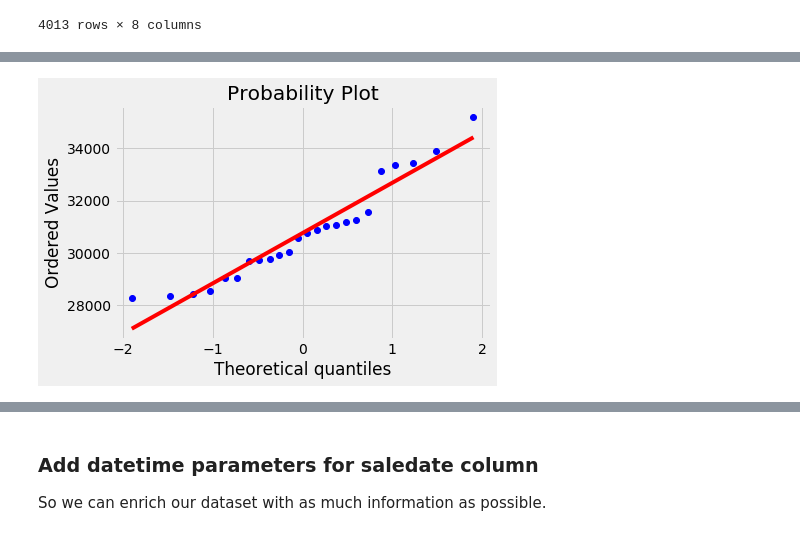
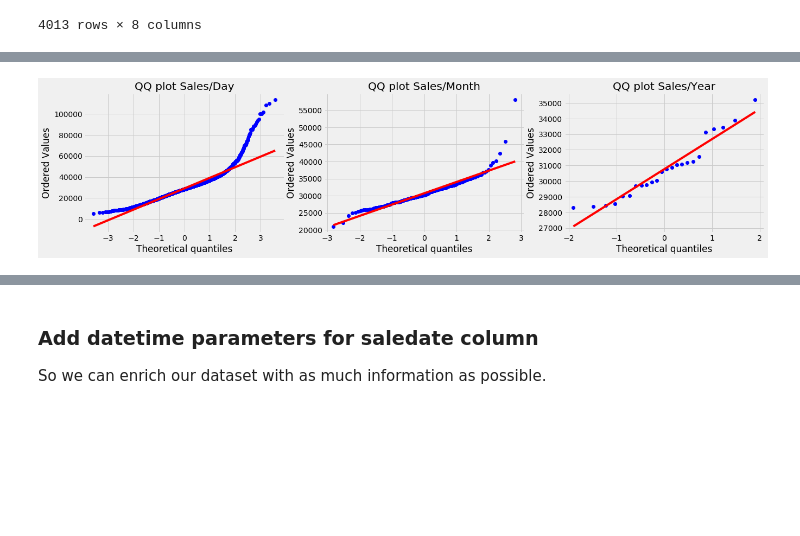
Before and after one commit to fares-ds/Blue-Book-for-Bulldozers-Kaggle-Competition, a Jupyter notebook: Blue_Book_for_Bulldozers_EDA.ipynb, the cells around one changed output, grey strips where cells are left out. Saved outputs shown, nothing was run; the diff lists cells and outputs as text; code cells hidden in the pictures; blank space fills up the shorter version.

```diff
--- a/Blue_Book_for_Bulldozers_EDA.ipynb
+++ b/Blue_Book_for_Bulldozers_EDA.ipynb
@@ -263,4 +236,16 @@ sales_count_data.plot(title='Number of Sales Per Year')
-# %%
-scipy.stats.probplot(year_data, plot=pylab);
-# %% [output]
-[figure, removed]
+# %%
+plt.figure(figsize=(20, 15))
+
+plt.subplot(331)
+scipy.stats.probplot(data.groupby('saledate').SalePrice.mean(), plot=pylab)
+plt.title('QQ plot Sales/Day')
+
+plt.subplot(332)
+scipy.stats.probplot(data.groupby(['SaleYear', 'SaleMonth']).SalePrice.mean(), plot=pylab)
+plt.title('QQ plot Sales/Month')
+
+plt.subplot(333)
+scipy.stats.probplot(data.groupby(['SaleYear']).SalePrice.mean(), plot=pylab)
+plt.title('QQ plot Sales/Year');
+# %% [output]
+[figure, added]
```
Also changed, not shown: parts of 34 cells of this notebook.
